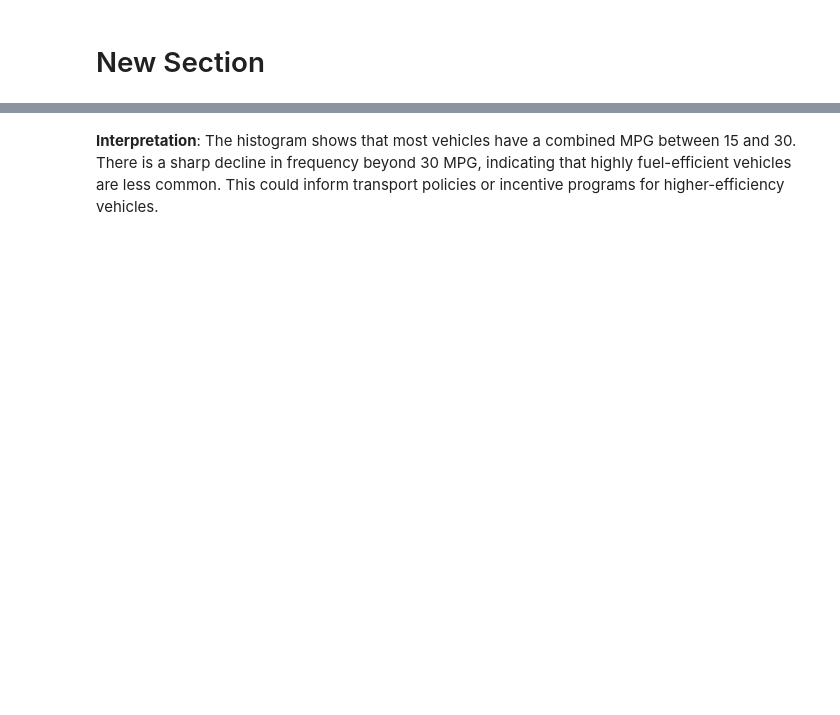
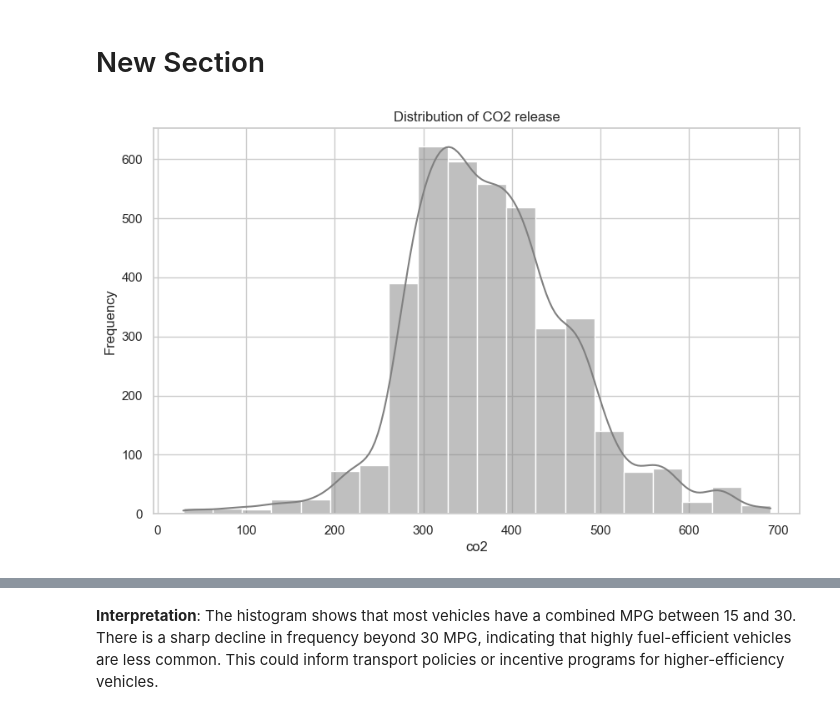
Before and after one commit to Stecie06/Plotting-Assignment.ipynb, a Jupyter notebook: Project_Plotting_Matplotlib_Seaborn,_Histograms_and_Boxplots.ipynb, the cells around one changed output, grey strips where cells are left out. Cells and saved outputs as stored; diff of their text form; code cells hidden in the pictures; blank space fills up the shorter version.

Commit message:
feScore + CO2 distribution

```diff
--- a/Project_Plotting_Matplotlib_Seaborn,_Histograms_and_Boxplots.ipynb
+++ b/Project_Plotting_Matplotlib_Seaborn,_Histograms_and_Boxplots.ipynb
@@ -22,3 +24,13 @@ df.head(8)
 | 7 | 32214 | Hyundai | Genesis Coupe | 2013 | Subcompact Cars | Rear-Wheel Drive | Automatic 8-spd | Premium Gasoline | 4 | 2.0 | 89 | ... |
 # %% [markdown]
 # New Section
+# %%
+
+plt.figure(figsize=(10, 6))
+sns.histplot(df['co2'], bins=20, kde=True, color="grey")
+plt.title('Distribution of CO2 release')
+plt.ylabel('Frequency')
+plt.savefig("histogram_co2.png", dpi=300)
+plt.show()
+# %% [output]
+[figure, added]
```
Also changed, not shown: parts of 7 cells of this notebook, 4 other files.
